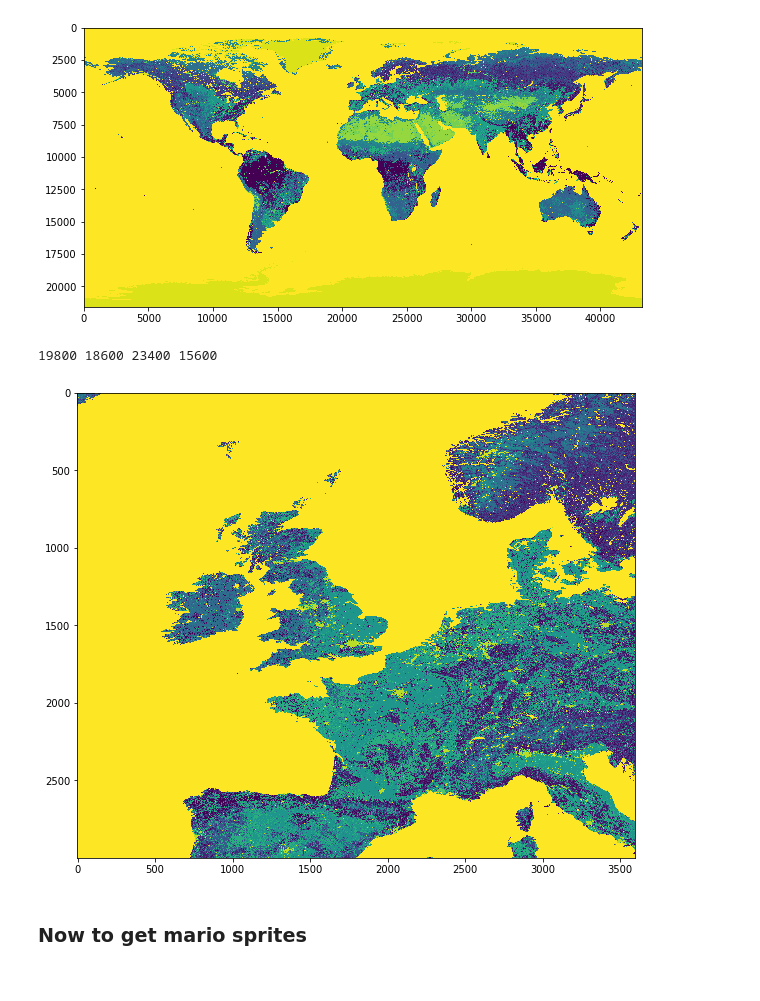
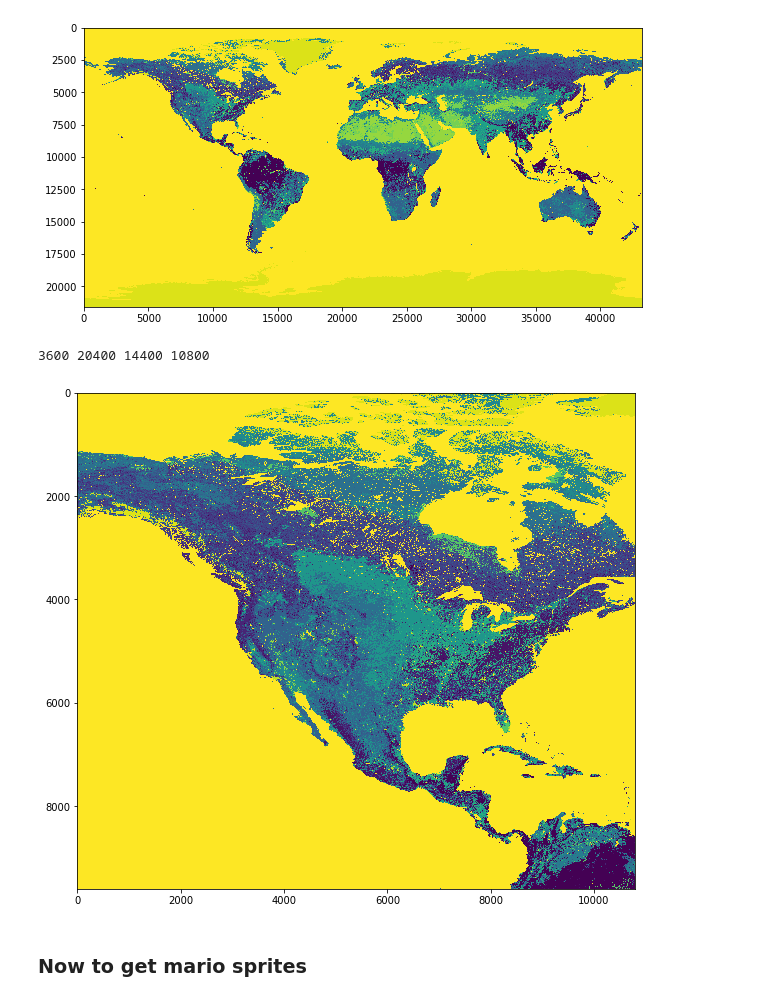
Before and after one commit to alexmadison/mariomap, a Jupyter notebook: mariomap.ipynb, the cells around one changed output. Drawn from its saved outputs; the diff is of its cells as text; code cells hidden in the pictures.

```diff
--- a/mariomap.ipynb
+++ b/mariomap.ipynb
@@ -55,38 +55,38 @@ plt.show()
 # %%
 fig = plt.figure(figsize = (10,20))
 
 lat_top = 65
 lat_bottom = 40
 lon_left = -15
 lon_right = 15
 
-# lat_top = 80
-# lat_bottom = 0
-# lon_left = -150
-# lon_right = -60
+lat_top = 80
+lat_bottom = 0
+lon_left = -150
+lon_right = -60
 
 # lat_top = 89
 # lat_bottom = -89
 # lon_left = -179
 # lon_right = 179
 
 
 w, h = im_master.size[0], im_master.size[1]
 
 l = int((lon_left + 180) * w /360)
 u = int((lat_top + 90)*h/180)
 r = int((lon_right + 180) * w /360)
 d = int((lat_bottom + 90)*h/180)
 
 print(l,u,r,d)
 im = im_master.crop((l, h - u, r, h - d))
 
 
 plt.imshow(im, aspect = "equal")
 plt.show()
 # %% [output]
-19800 18600 23400 15600
+3600 20400 14400 10800
-[figure, old version]
+[figure, new version]
 # %%
 data = np.array(im)
 data = np.flip(data, axis = 1)
```
Also changed, not shown: parts of 20 cells of this notebook.
